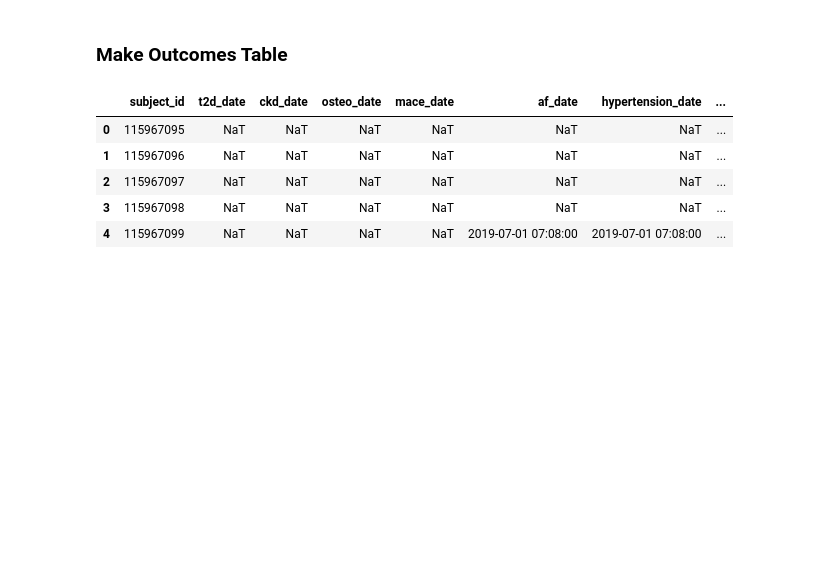
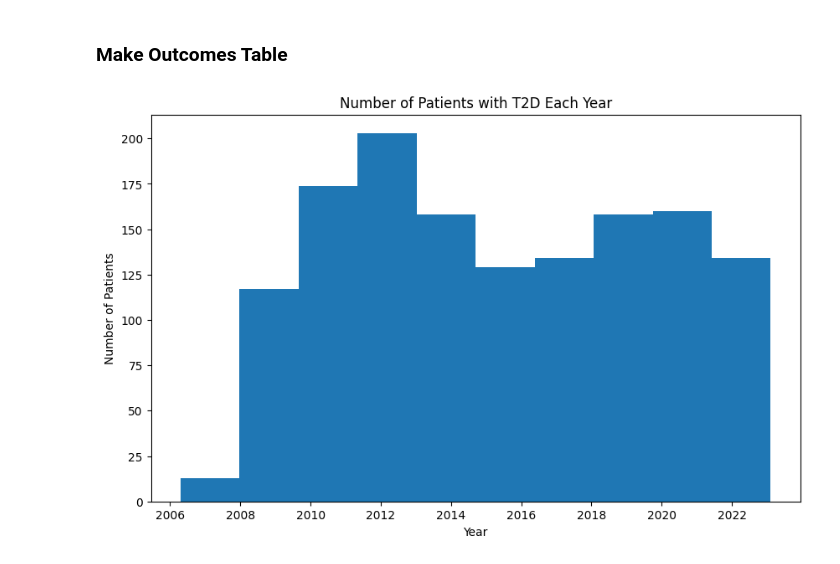
Before and after one commit to aashnapshah/setpoint, a Jupyter notebook: notebooks/01_explore_data.ipynb, the cells around one changed output. Drawn from its saved outputs; the diff is of its cells as text; code cells hidden in the pictures; blank space fills up the shorter version.

```diff
--- a/notebooks/01_explore_data.ipynb
+++ b/notebooks/01_explore_data.ipynb
@@ -23,40 +20,35 @@ raw_df = pd.read_parquet('../data/raw/meds_omop_ehrshot/data/')
 # Get mortality dates
 mortality_df = pd.read_csv('../data/raw/tables_csv/death.csv')[['person_id', 'death_DATE']].rename(columns={'death_DATE': 'mortality_date', 'person_id': 'subject_id'})
 
 # Get censorship dates
 censored_df = make_censorship_df(raw_df)
 censored_df = censorship_algo(censored_df)
 
-diseases = ['t2d', 'ckd', 'osteo', 'mace', 'af', 'hypertension', 'hyperlipidemia', 'nafld']
+diseases = ['t2d', 'ckd', 'osteo', 'mace', 'af', 'hypertension', 'hyperlipidemia', 'nafld|nash']
 disease_dfs = []
 
 # Get disease onset dates
 for disease in diseases:
     df = disease_onset_table(raw_df, disease)
     df = df.rename(columns={'time': f'{disease}_date'})
     disease_dfs.append(df)
 
 disease_df = reduce(lambda left, right: pd.merge(left, right, on='subject_id', how='outer'), disease_dfs)
 
 # Merge all dataframes
 outcomes = disease_df.merge(censored_df, on='subject_id', how='outer').merge(mortality_df, on='subject_id', how='outer')
 # save the outcomes dataframe
 outcomes.to_csv('../data/processed/outcomes_df.csv')
 
 # plot the number of patients with the disease each year
 plt.figure(figsize=(10, 6))
 plt.hist(outcomes['t2d_date'])
 plt.xlabel('Year')
 plt.ylabel('Number of Patients')
 plt.title('Number of Patients with T2D Each Year')
 plt.show()
 # %% [output]
-|  | subject_id | t2d_date | ckd_date | osteo_date | mace_date | af_date | hypertension_date | ... |
-| 0 | 115967095 | NaT | NaT | NaT | NaT | NaT | NaT | ... |
-| 1 | 115967096 | NaT | NaT | NaT | NaT | NaT | NaT | ... |
-| 2 | 115967097 | NaT | NaT | NaT | NaT | NaT | NaT | ... |
-| 3 | 115967098 | NaT | NaT | NaT | NaT | NaT | NaT | ... |
-| 4 | 115967099 | NaT | NaT | NaT | NaT | 2019-07-01 07:08:00 | 2019-07-01 07:08:00 | ... |
+[figure, added]
 # %%
 # each disease column has a date of onset. plot the number of patients with the disease each year. print the total number of patients with the disease.
 
```
Also changed, not shown: parts of 2 cells of this notebook, 3 other files.
